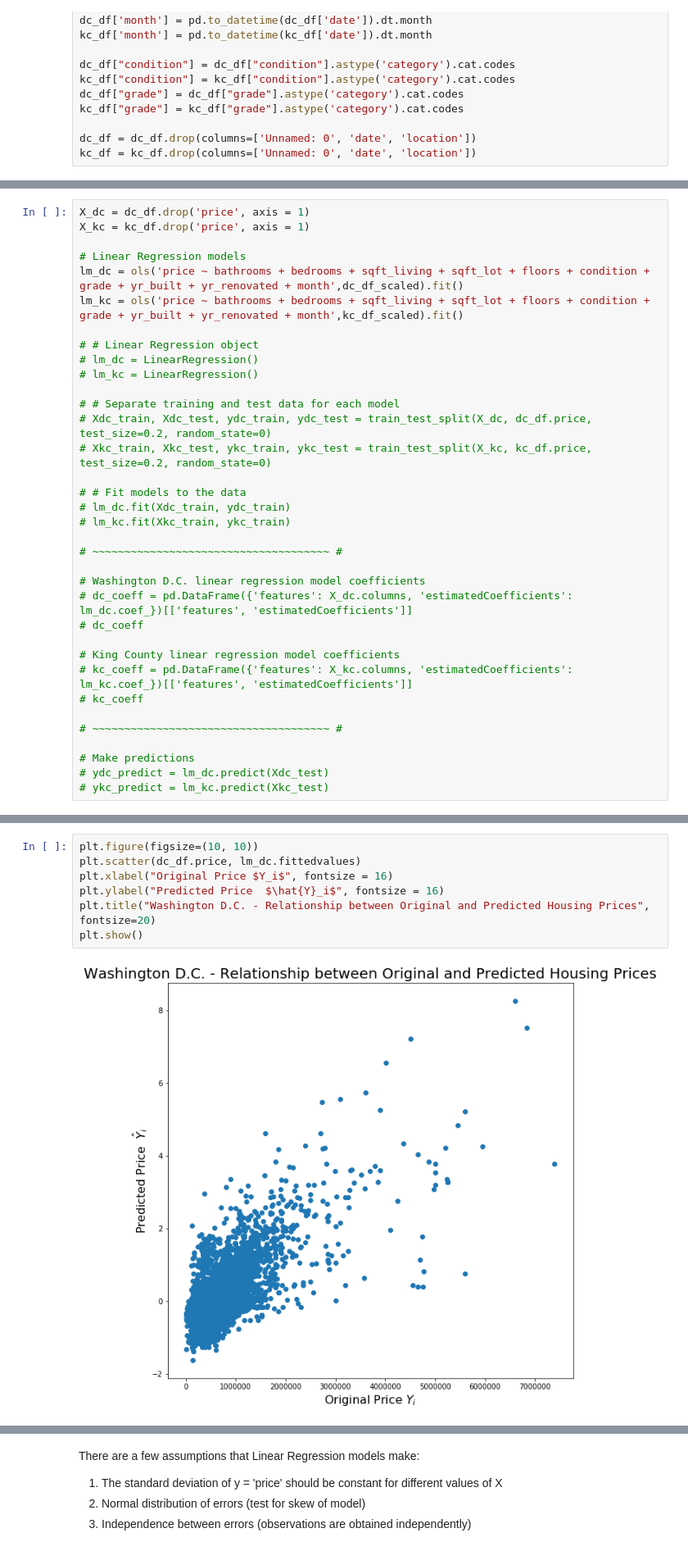
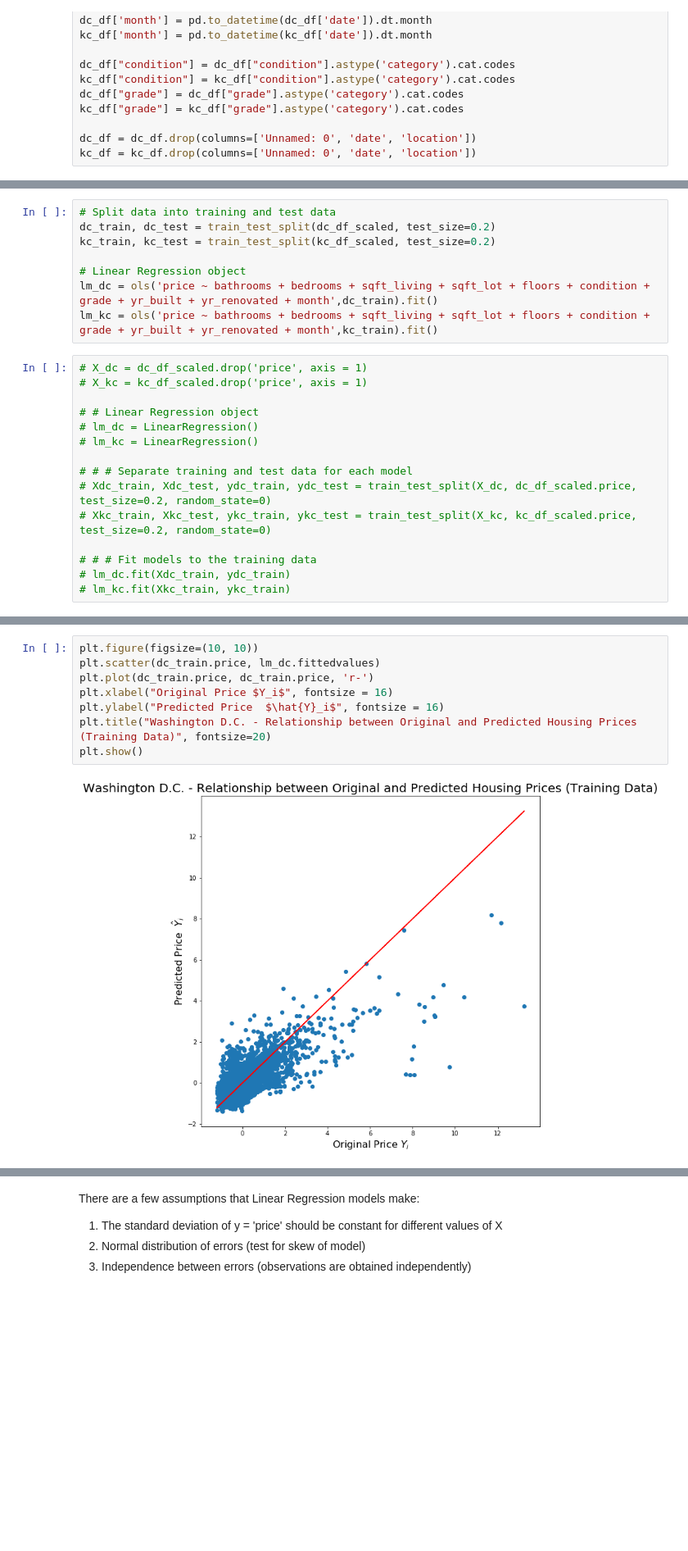
Before and after one commit to gyamane/Springboard, a Jupyter notebook: capstone_project_2/baseline_model.ipynb, the cells around one changed output, grey strips where cells are left out. Shown at 82% size. Cells and saved outputs as stored; diff of their text form; blank space fills up the shorter version.

```diff
--- a/capstone_project_2/baseline_model.ipynb
+++ b/capstone_project_2/baseline_model.ipynb
@@ -66,35 +86,23 @@ kc_df_scaled = scale_df(kc_df)
+# %%
+# Split data into training and test data
+dc_train, dc_test = train_test_split(dc_df_scaled, test_size=0.2)
+kc_train, kc_test = train_test_split(kc_df_scaled, test_size=0.2)
+
+# Linear Regression object
+lm_dc = ols('price ~ bathrooms + bedrooms + sqft_living + sqft_lot + floors + condition + grade + yr_built + yr_renovated + month',dc_train).fit()
+lm_kc = ols('price ~ bathrooms + bedrooms + sqft_living + sqft_lot + floors + condition + grade + yr_built + yr_renovated + month',kc_train).fit()
 # %%
-X_dc = dc_df.drop('price', axis = 1)
-X_kc = kc_df.drop('price', axis = 1)
-
-# Linear Regression models
-lm_dc = ols('price ~ bathrooms + bedrooms + sqft_living + sqft_lot + floors + condition + grade + yr_built + yr_renovated + month',dc_df_scaled).fit()
-lm_kc = ols('price ~ bathrooms + bedrooms + sqft_living + sqft_lot + floors + condition + grade + yr_built + yr_renovated + month',kc_df_scaled).fit()
+# X_dc = dc_df_scaled.drop('price', axis = 1)
+# X_kc = kc_df_scaled.drop('price', axis = 1)
 
 # # Linear Regression object
 # lm_dc = LinearRegression()
 # lm_kc = LinearRegression()
 
-# # Separate training and test data for each model
-# Xdc_train, Xdc_test, ydc_train, ydc_test = train_test_split(X_dc, dc_df.price, test_size=0.2, random_state=0)
-# Xkc_train, Xkc_test, ykc_train, ykc_test = train_test_split(X_kc, kc_df.price, test_size=0.2, random_state=0)
+# # # Separate training and test data for each model
+# Xdc_train, Xdc_test, ydc_train, ydc_test = train_test_split(X_dc, dc_df_scaled.price, test_size=0.2, random_state=0)
+# Xkc_train, Xkc_test, ykc_train, ykc_test = train_test_split(X_kc, kc_df_scaled.price, test_size=0.2, random_state=0)
 
-# # Fit models to the data
+# # # Fit models to the training data
 # lm_dc.fit(Xdc_train, ydc_train)
 # lm_kc.fit(Xkc_train, ykc_train)
-
-# ~~~~~~~~~~~~~~~~~~~~~~~~~~~~~~~~~~~~~ #
-
-# Washington D.C. linear regression model coefficients
-# dc_coeff = pd.DataFrame({'features': X_dc.columns, 'estimatedCoefficients': lm_dc.coef_})[['features', 'estimatedCoefficients']]
-# dc_coeff
-
-# King County linear regression model coefficients
-# kc_coeff = pd.DataFrame({'features': X_kc.columns, 'estimatedCoefficients': lm_kc.coef_})[['features', 'estimatedCoefficients']]
-# kc_coeff
-
-# ~~~~~~~~~~~~~~~~~~~~~~~~~~~~~~~~~~~~~ #
-
-# Make predictions
-# ydc_predict = lm_dc.predict(Xdc_test)
-# ykc_predict = lm_kc.predict(Xkc_test)
@@ -137,11 +149,12 @@ dtype: float64
 # %%
 plt.figure(figsize=(10, 10))
-plt.scatter(dc_df.price, lm_dc.fittedvalues)
+plt.scatter(dc_train.price, lm_dc.fittedvalues)
+plt.plot(dc_train.price, dc_train.price, 'r-')
 plt.xlabel("Original Price $Y_i$", fontsize = 16)
 plt.ylabel("Predicted Price  $\hat{Y}_i$", fontsize = 16)
-plt.title("Washington D.C. - Relationship between Original and Predicted Housing Prices", fontsize=20)
+plt.title("Washington D.C. - Relationship between Original and Predicted Housing Prices (Training Data)", fontsize=20)
 plt.show()
 # %% [output]
-[figure, old version]
+[figure, new version]
 # %%
 plt.figure(figsize=(10, 10))
```
Also changed, not shown: parts of 37 cells of this notebook.
